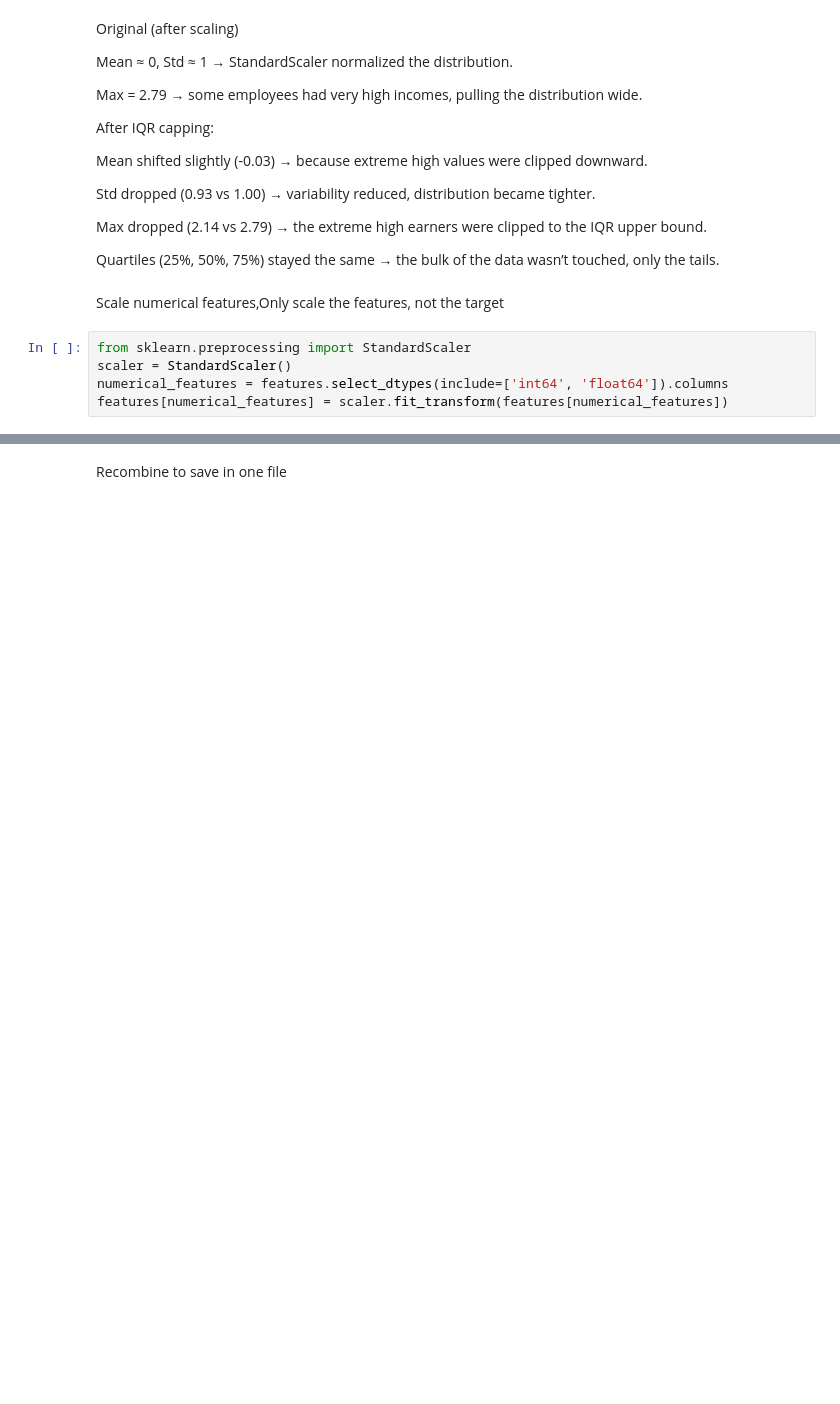
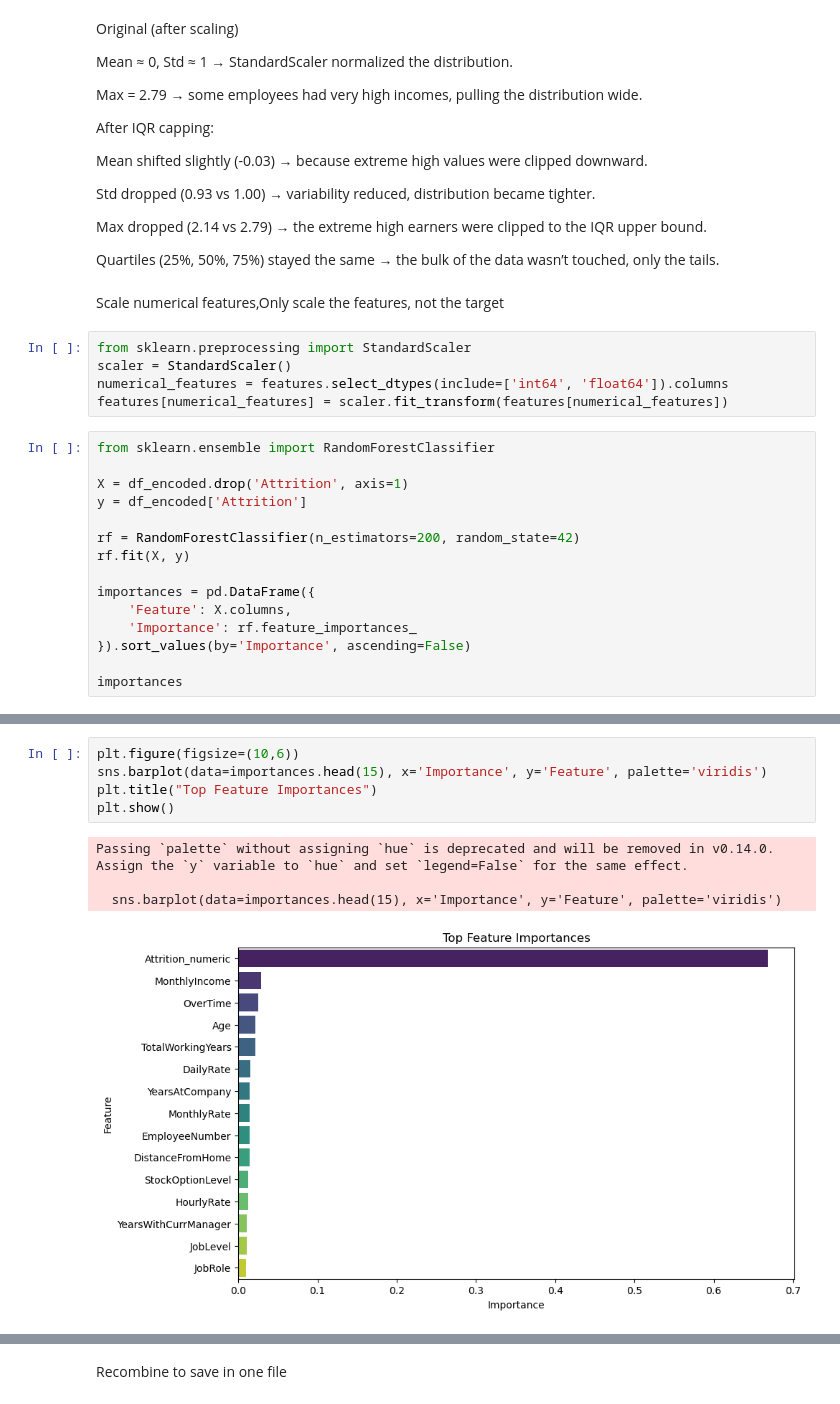
Before and after one commit to haripriya0209-star/Employee_Attrition_Prediction, a Jupyter notebook: attrition.ipynb, the cells around one changed output, grey strips where cells are left out. Saved outputs shown, nothing was run; the diff lists cells and outputs as text; blank space fills up the shorter version.

```diff
--- a/attrition.ipynb
+++ b/attrition.ipynb
@@ -502,3 +500,18 @@ from sklearn.preprocessing import StandardScaler
 scaler = StandardScaler()
 numerical_features = features.select_dtypes(include=['int64', 'float64']).columns
 features[numerical_features] = scaler.fit_transform(features[numerical_features])
+# %%
+from sklearn.ensemble import RandomForestClassifier
+
+X = df_encoded.drop('Attrition', axis=1)
+y = df_encoded['Attrition']
+
+rf = RandomForestClassifier(n_estimators=200, random_state=42)
+rf.fit(X, y)
+
+importances = pd.DataFrame({
+    'Feature': X.columns,
+    'Importance': rf.feature_importances_
+}).sort_values(by='Importance', ascending=False)
+
+importances
@@ -504,0 +536,10 @@ features[numerical_features] = scaler.fit_transform(features[numerical_features]
+# %%
+plt.figure(figsize=(10,6))
+sns.barplot(data=importances.head(15), x='Importance', y='Feature', palette='viridis')
+plt.title("Top Feature Importances")
+plt.show()
+# %% [output]
+Passing `palette` without assigning `hue` is deprecated and will be removed in v0.14.0. Assign the `y` variable to `hue` and set `legend=False` for the same effect.
+
+  sns.barplot(data=importances.head(15), x='Importance', y='Feature', palette='viridis')
+[figure, added]
```
Also changed, not shown: parts of 51 cells of this notebook.
